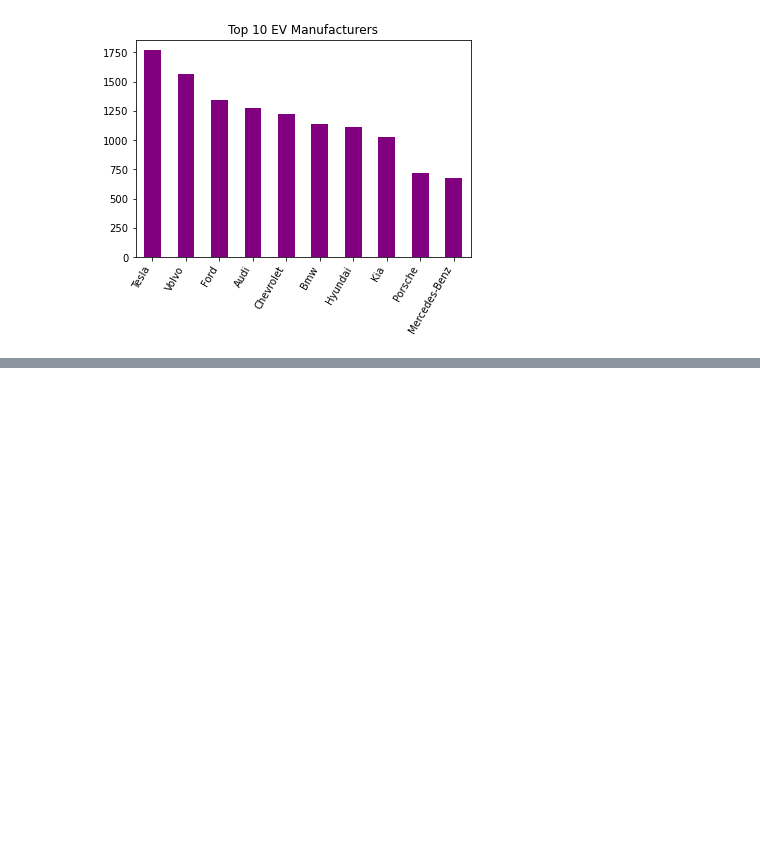
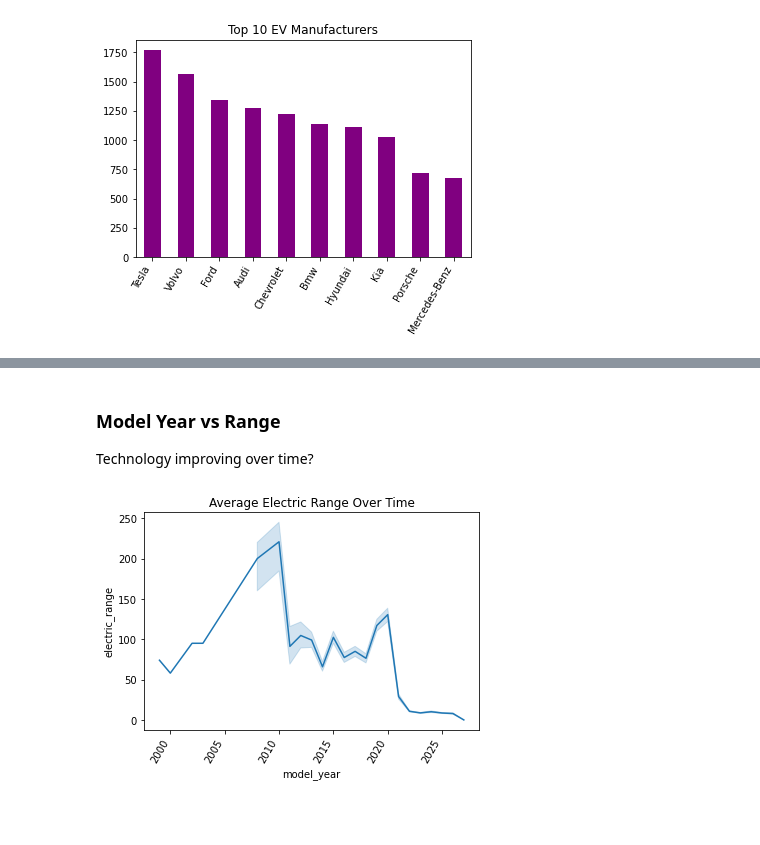
Before and after one commit to Sydney-Were/Electric_Vehicle_Evaluation_Project, a Jupyter notebook: EV.ipynb, the cells around one changed output, grey strips where cells are left out. Drawn from its saved outputs; the diff is of its cells as text; code cells hidden in the pictures; blank space fills up the shorter version.

```diff
--- a/EV.ipynb
+++ b/EV.ipynb
@@ -211,0 +239,12 @@ plt.show()
+# %% [markdown]
+### Model Year vs Range ###
+Technology improving over time?
+# %%
+sns.lineplot(x='model_year', y='electric_range', data=df)
+plt.title('Average Electric Range Over Time')
+plt.xticks(rotation=60, ha='right')
+plt.show()
+# %% [output]
+[figure, added]
+# %% [markdown]
+##
```
Also changed, not shown: parts of 5 cells of this notebook.
